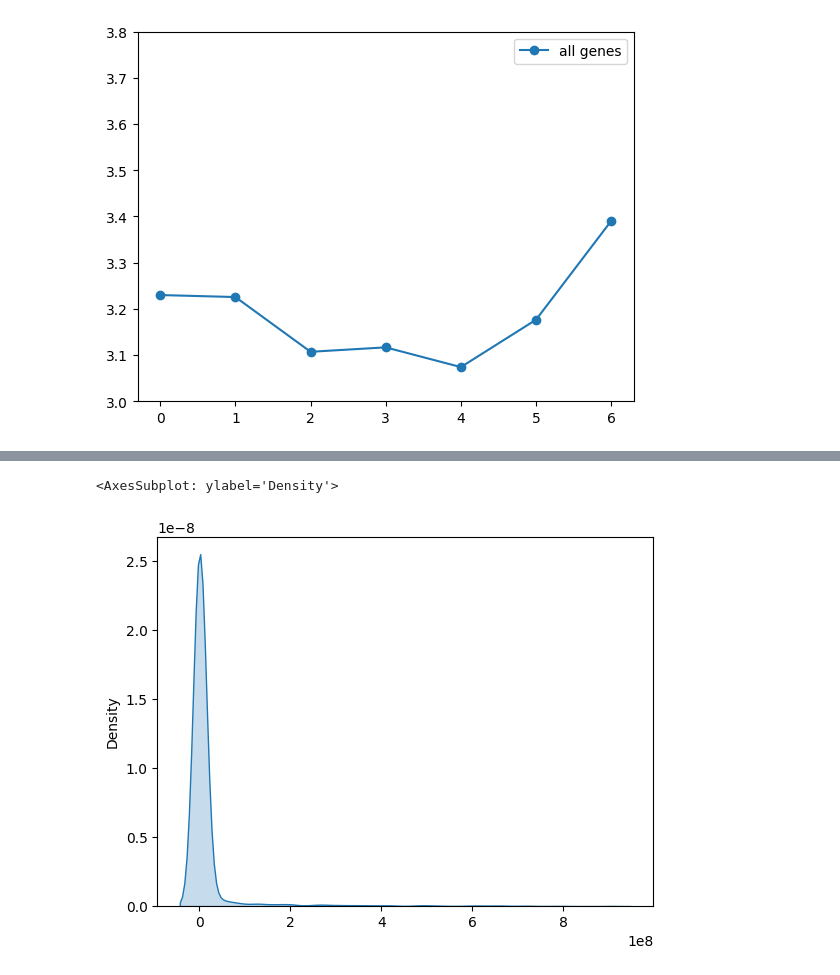
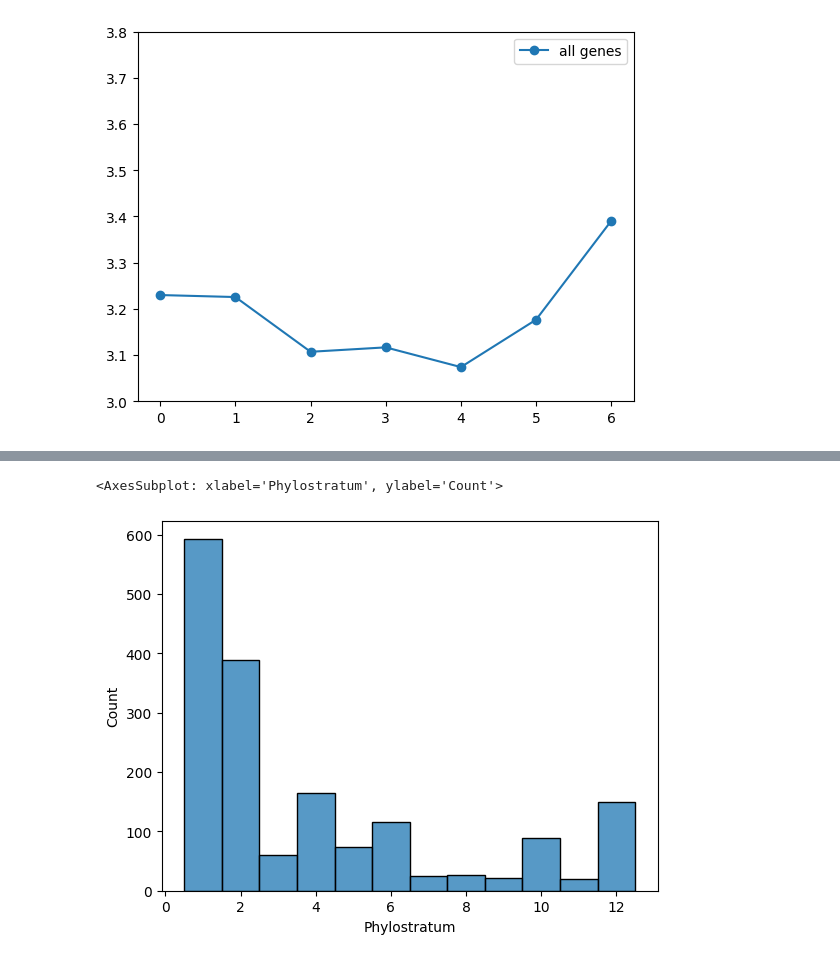
Before and after one commit to lavakin/ga_for_hourglass, a Jupyter notebook: pyGAD_implementation.ipynb, the cells around one changed output, grey strips where cells are left out. Drawn from its saved outputs; the diff is of its cells as text; code cells hidden in the pictures.

```diff
--- a/pyGAD_implementation.ipynb
+++ b/pyGAD_implementation.ipynb
@@ -207,7 +194,5 @@ Text(0, 0.5, 'Frequency')
-# %%
-variances = removed_genes.iloc[:, 2:].var(axis=1)
-import seaborn as sns
-sns.kdeplot(variances, fill=True)
-# %% [output]
-<AxesSubplot: ylabel='Density'>
-[figure, removed]
+# %%
+sns.histplot(data=removed_genes, x="Phylostratum",discrete=True)
+# %% [output]
+<AxesSubplot: xlabel='Phylostratum', ylabel='Count'>
+[figure, added]
```
Also changed, not shown: parts of 14 cells of this notebook.
